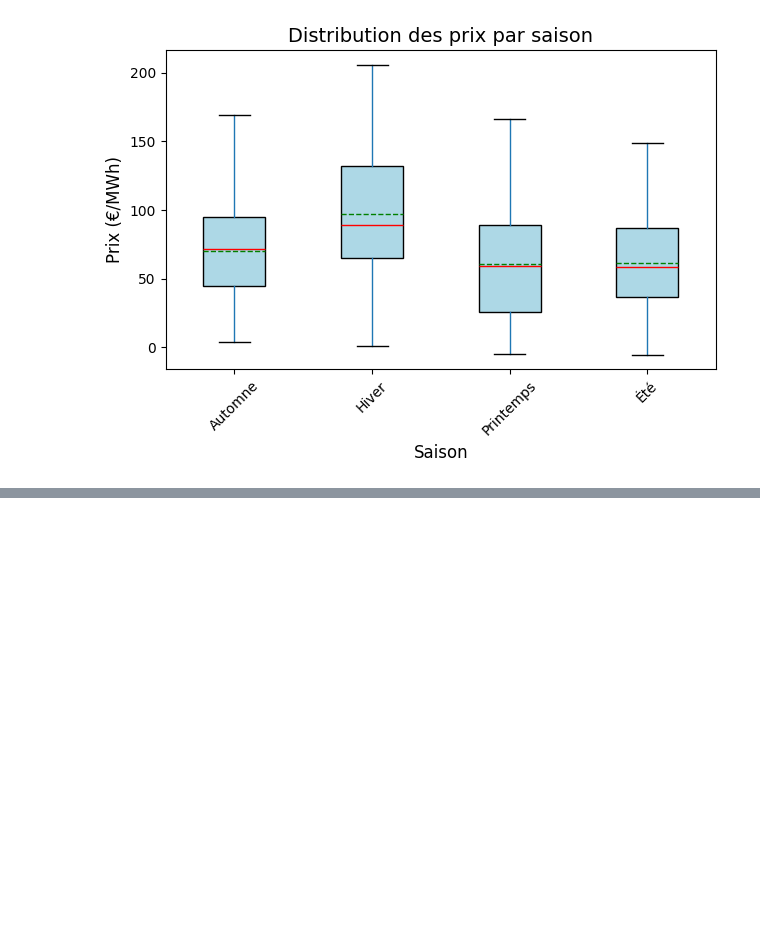
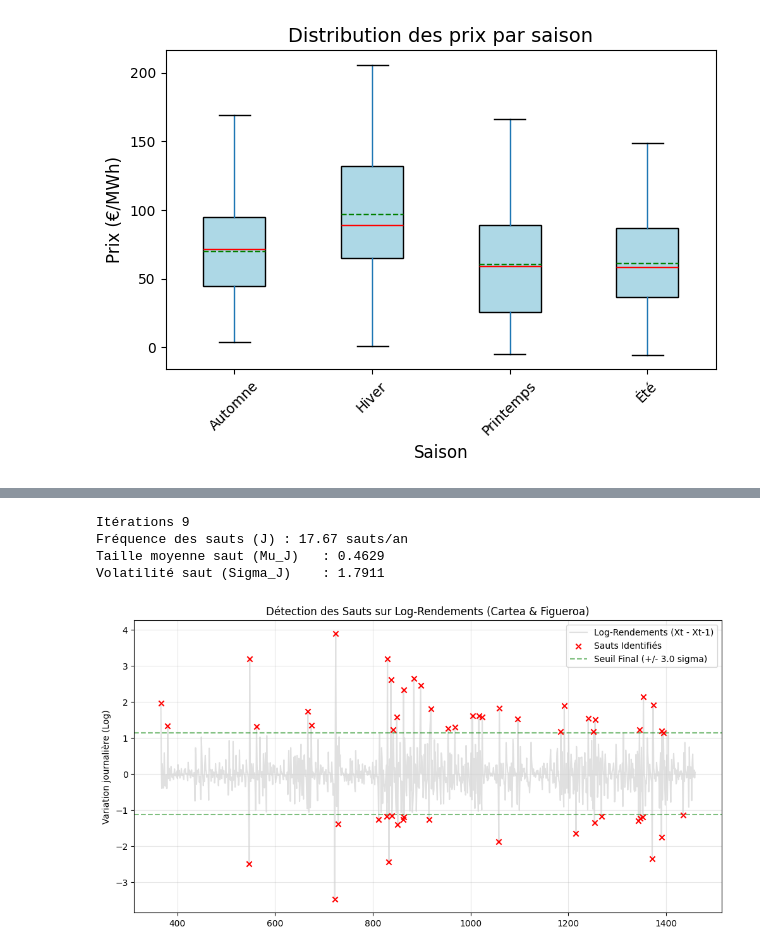
Before and after one commit to tomducard/SwingContractPricing, a Jupyter notebook: EnergyRisk/main.ipynb, the cells around one changed output, grey strips where cells are left out. Saved outputs shown, nothing was run; the diff lists cells and outputs as text; code cells hidden in the pictures; blank space fills up the shorter version.

```diff
--- a/EnergyRisk/main.ipynb
+++ b/EnergyRisk/main.ipynb
@@ -365,0 +384,62 @@ Interprétation : Un choc met 2.2 jours à se résorber de moitié.
+# %%
+import numpy as np
+import matplotlib.pyplot as plt
+
+returns = spot_merged['Xt'].diff().dropna()
+current_series = returns.copy()
+jumps_found = []
+jump_indices = []
+
+# Seuil de détection des sauts (regle des 3-sigmas)
+SIGMA_THRESHOLD = 3.0
+
+iteration = 0
+while True:
+    iteration += 1
+    std_dev = current_series.std()
+    is_jump = np.abs(current_series) > SIGMA_THRESHOLD * std_dev
+    if not is_jump.any():
+        break
+
+    new_jumps = current_series[is_jump]
+    jumps_found.extend(new_jumps.values)
+    jump_indices.extend(new_jumps.index)
+
+    current_series = current_series[~is_jump]
+print(f"Itérations {iteration}")
+
+# Paramètres des Sauts (Jumps)
+jumps_array = np.array(jumps_found)
+
+# J : Nombre de sauts par an
+years = (spot_merged['date'].max() - spot_merged['date'].min()).days / 365
+lambda_jump = len(jumps_array) / years
+
+# Mu et Sigma du saut
+mu_jump = jumps_array.mean()
+sigma_jump = jumps_array.std()
+
+print(f"Fréquence des sauts (J) : {lambda_jump:.2f} sauts/an")
+print(f"Taille moyenne saut (Mu_J)   : {mu_jump:.4f}")
+print(f"Volatilité saut (Sigma_J)    : {sigma_jump:.4f}")
+
+plt.figure(figsize=(12, 6))
+plt.plot(returns.index, returns, color='lightgray', label='Log-Rendements (Xt - Xt-1)', alpha=0.7)
+# Sauts détectés
+plt.scatter(jump_indices, jumps_found, color='red', marker='x', label='Sauts Identifiés', zorder=5)
+# Seuil final
+limit = SIGMA_THRESHOLD * current_series.std()
+plt.axhline(limit, color='green', linestyle='--', alpha=0.5, label=f'Seuil Final (+/- {SIGMA_THRESHOLD} sigma)')
+plt.axhline(-limit, color='green', linestyle='--', alpha=0.5)
+
+plt.title("Détection des Sauts sur Log-Rendements (Cartea & Figueroa)")
+plt.ylabel("Variation journalière (Log)")
+plt.legend()
+plt.grid(True, alpha=0.3)
+plt.show()
+# %% [output]
+Itérations 9
+Fréquence des sauts (J) : 17.67 sauts/an
+Taille moyenne saut (Mu_J)   : 0.4629
+Volatilité saut (Sigma_J)    : 1.7911
+[figure, added]
```
Also changed, not shown: parts of 3 cells of this notebook.
